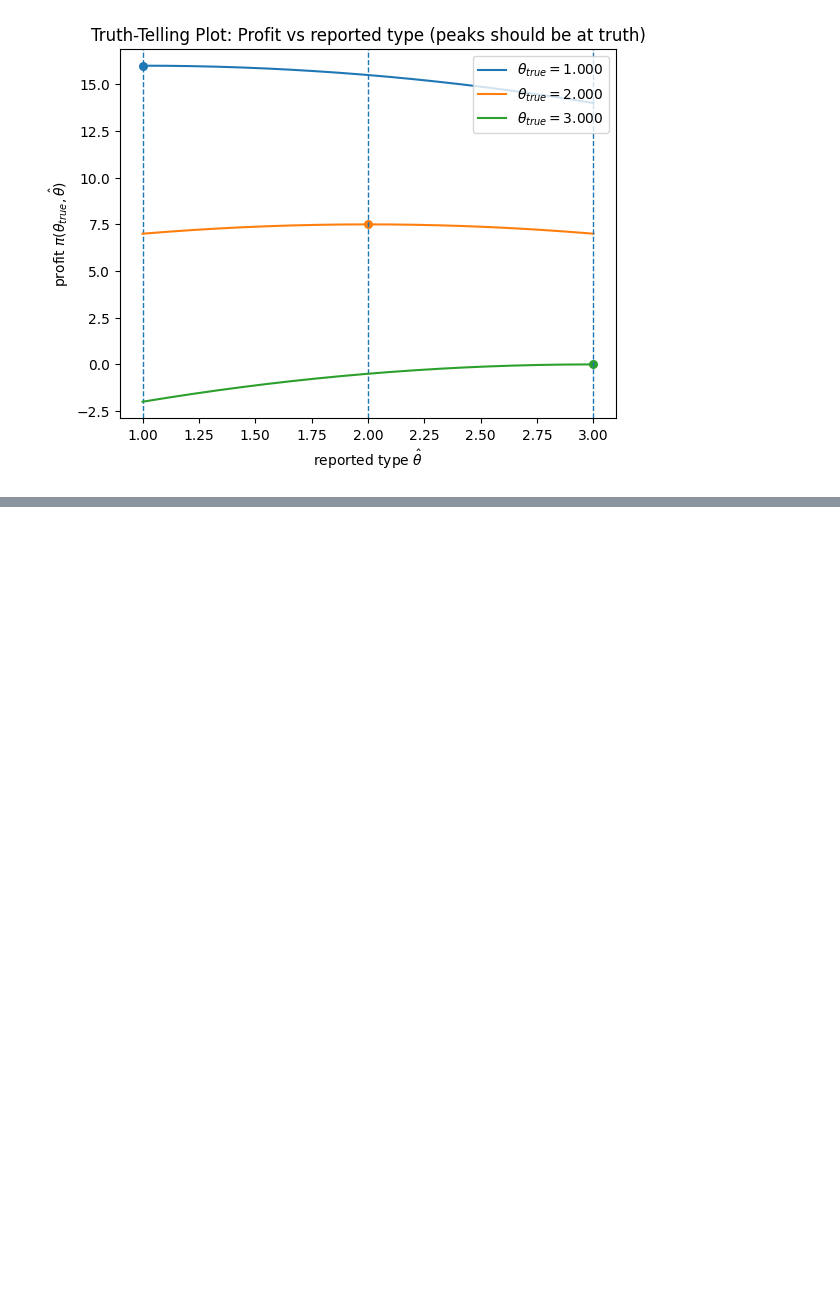
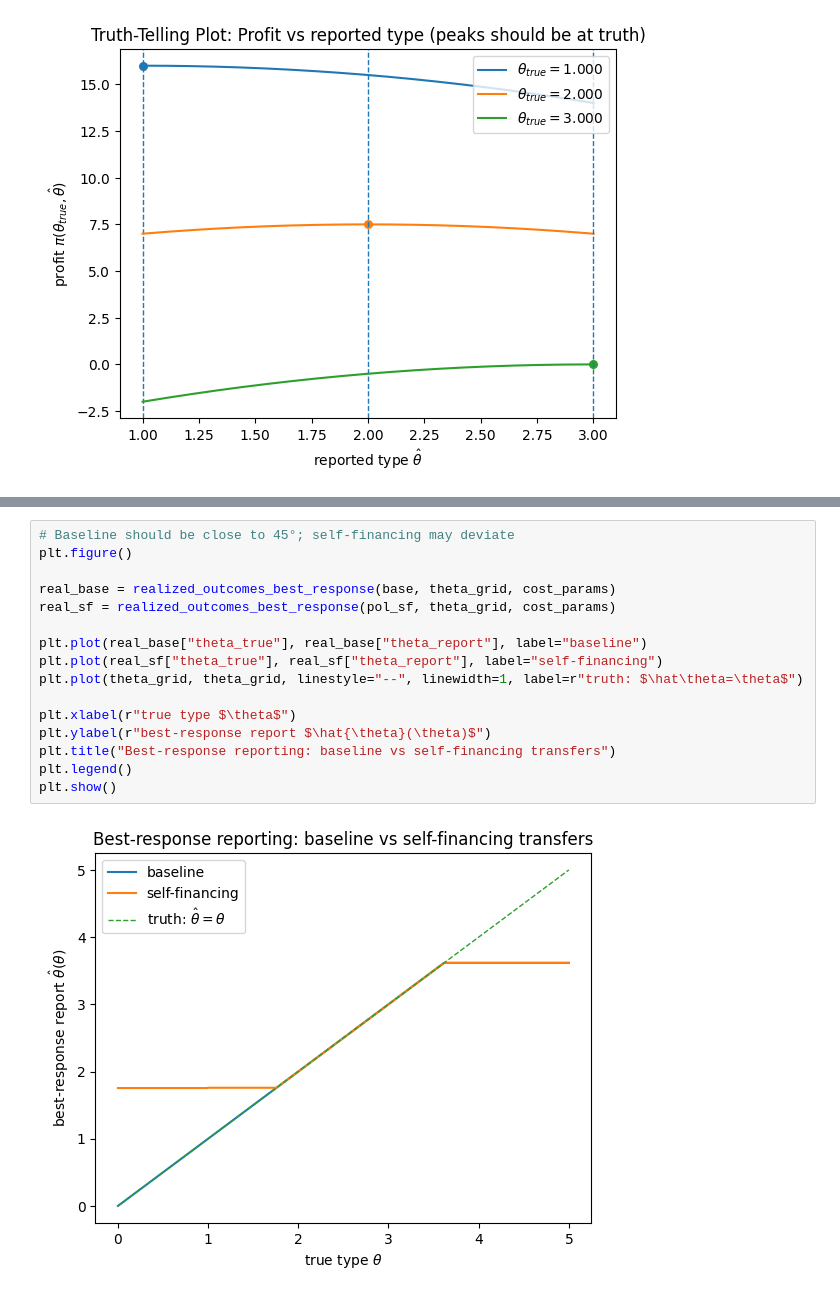
Before and after one commit to Julian-R02/Python-Assignment-, a Jupyter notebook: Replication.ipynb, the cells around one changed output, grey strips where cells are left out. Saved outputs shown, nothing was run; the diff lists cells and outputs as text; blank space fills up the shorter version.

```diff
--- a/Replication.ipynb
+++ b/Replication.ipynb
@@ -1182,0 +1507,18 @@ truth_telling_profit_plot_from_matrix(
+# %%
+# Baseline should be close to 45°; self-financing may deviate
+plt.figure()
+
+real_base = realized_outcomes_best_response(base, theta_grid, cost_params)
+real_sf = realized_outcomes_best_response(pol_sf, theta_grid, cost_params)
+
+plt.plot(real_base["theta_true"], real_base["theta_report"], label="baseline")
+plt.plot(real_sf["theta_true"], real_sf["theta_report"], label="self-financing")
+plt.plot(theta_grid, theta_grid, linestyle="--", linewidth=1, label=r"truth: $\hat\theta=\theta$")
+
+plt.xlabel(r"true type $\theta$")
+plt.ylabel(r"best-response report $\hat{\theta}(\theta)$")
+plt.title("Best-response reporting: baseline vs self-financing transfers")
+plt.legend()
+plt.show()
+# %% [output]
+[figure, added]
```
Also changed, not shown: parts of 11 cells of this notebook.
